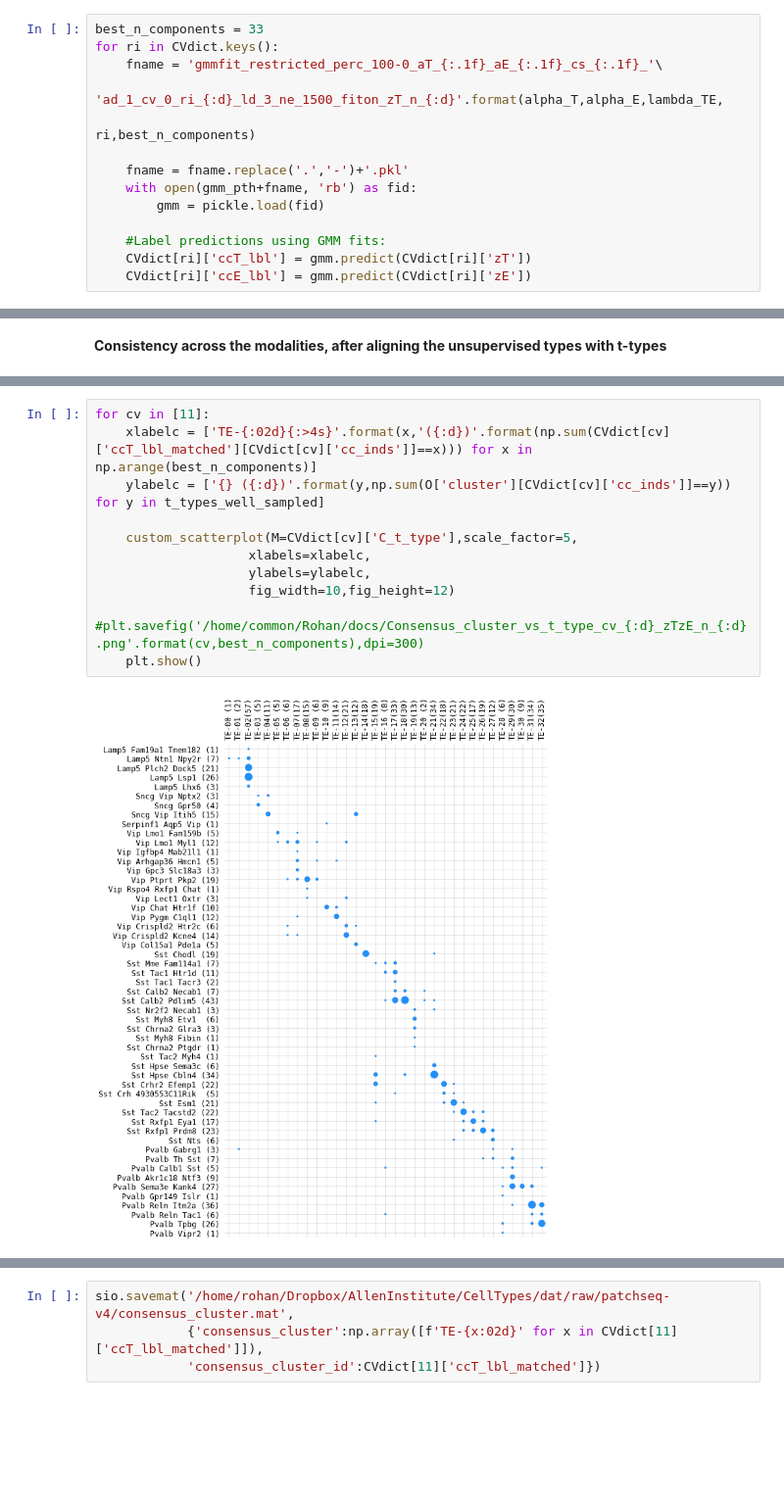
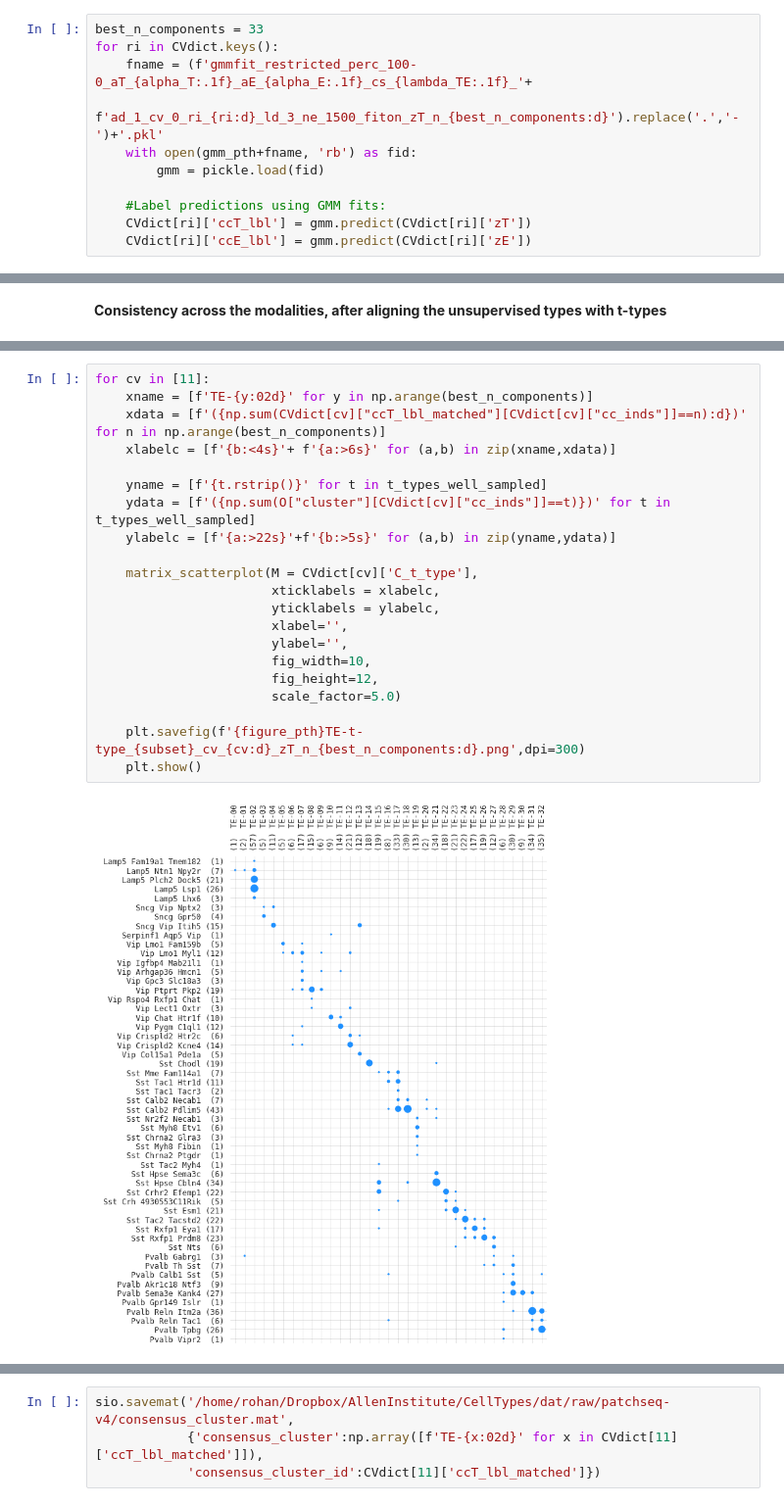
Before and after one commit to AllenInstitute/coupledAE-patchseq, a Jupyter notebook: analysis_denovo_clustering.ipynb, the cells around one changed output, grey strips where cells are left out. Shown at 98% size. Drawn from its saved outputs; the diff is of its cells as text; blank space fills up the shorter version.

```diff
--- a/analysis_denovo_clustering.ipynb
+++ b/analysis_denovo_clustering.ipynb
@@ -371,11 +168,8 @@ for ri in tqdm(ri_list):
 # %%
 best_n_components = 33
 for ri in CVdict.keys():
-    fname = 'gmmfit_restricted_perc_100-0_aT_{:.1f}_aE_{:.1f}_cs_{:.1f}_'\
-            'ad_1_cv_0_ri_{:d}_ld_3_ne_1500_fiton_zT_n_{:d}'.format(alpha_T,alpha_E,lambda_TE,
-                                                                 ri,best_n_components)
-
-    fname = fname.replace('.','-')+'.pkl'
+    fname = (f'gmmfit_restricted_perc_100-0_aT_{alpha_T:.1f}_aE_{alpha_E:.1f}_cs_{lambda_TE:.1f}_'+
+            f'ad_1_cv_0_ri_{ri:d}_ld_3_ne_1500_fiton_zT_n_{best_n_components:d}').replace('.','-')+'.pkl'
     with open(gmm_pth+fname, 'rb') as fid:
         gmm = pickle.load(fid)
 
@@ -569,13 +278,23 @@ for cv in [11]:
 # %%
 for cv in [11]:
-    xlabelc = ['TE-{:02d}{:>4s}'.format(x,'({:d})'.format(np.sum(CVdict[cv]['ccT_lbl_matched'][CVdict[cv]['cc_inds']]==x))) for x in np.arange(best_n_components)]
-    ylabelc = ['{} ({:d})'.format(y,np.sum(O['cluster'][CVdict[cv]['cc_inds']]==y)) for y in t_types_well_sampled]
+    xname = [f'TE-{y:02d}' for y in np.arange(best_n_components)]
+    xdata = [f'({np.sum(CVdict[cv]["ccT_lbl_matched"][CVdict[cv]["cc_inds"]]==n):d})' for n in np.arange(best_n_components)]
+    xlabelc = [f'{b:<4s}'+ f'{a:>6s}' for (a,b) in zip(xname,xdata)]
 
-    custom_scatterplot(M=CVdict[cv]['C_t_type'],scale_factor=5,
-                    xlabels=xlabelc,
-                    ylabels=ylabelc,
-                    fig_width=10,fig_height=12)
-    #plt.savefig('/home/common/Rohan/docs/Consensus_cluster_vs_t_type_cv_{:d}_zTzE_n_{:d}.png'.format(cv,best_n_components),dpi=300)
+    yname = [f'{t.rstrip()}' for t in t_types_well_sampled]
+    ydata = [f'({np.sum(O["cluster"][CVdict[cv]["cc_inds"]]==t)})' for t in t_types_well_sampled]
+    ylabelc = [f'{a:>22s}'+f'{b:>5s}' for (a,b) in zip(yname,ydata)]
+
+    matrix_scatterplot(M = CVdict[cv]['C_t_type'],
+                       xticklabels = xlabelc,
+                       yticklabels = ylabelc,
+                       xlabel='',
+                       ylabel='',
+                       fig_width=10,
+                       fig_height=12,
+                       scale_factor=5.0)
+
+    plt.savefig(f'{figure_pth}TE-t-type_{subset}_cv_{cv:d}_zT_n_{best_n_components:d}.png',dpi=300)
     plt.show()
 # %% [output]
-[figure, old version]
+[figure, new version]
```
Also changed, not shown: parts of 44 cells of this notebook.
